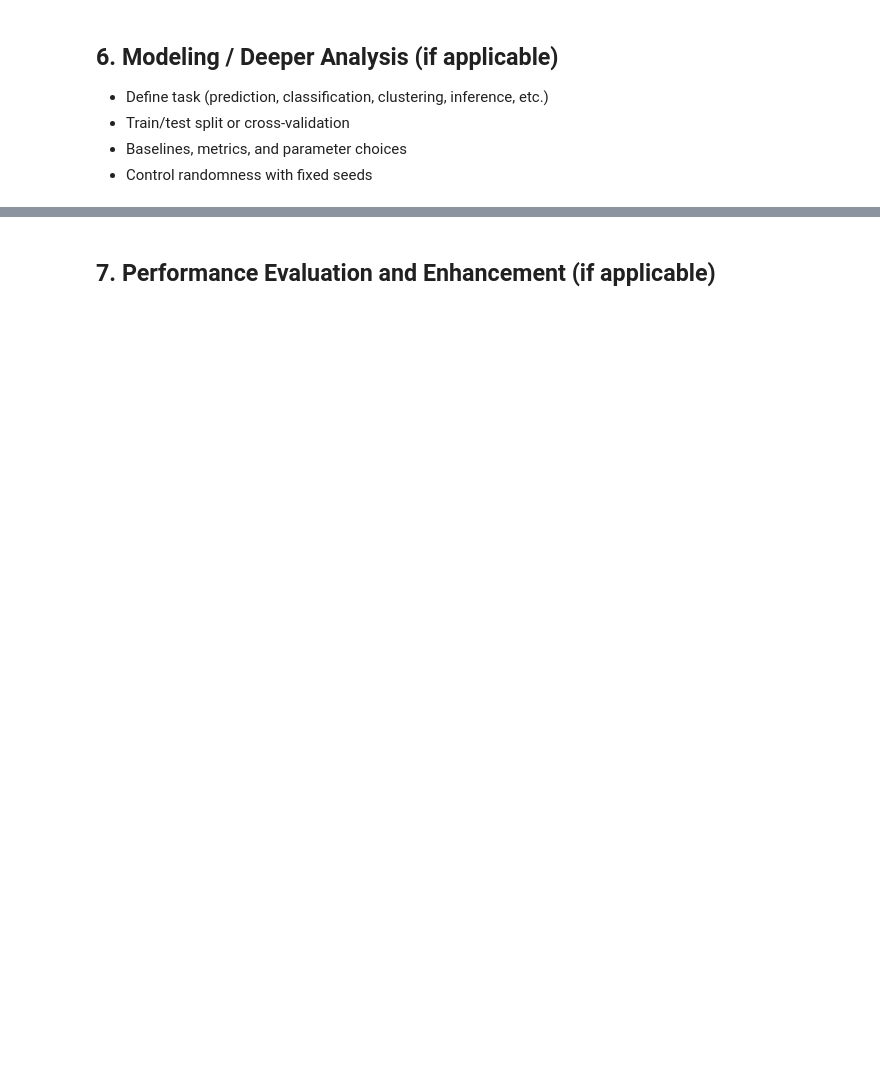
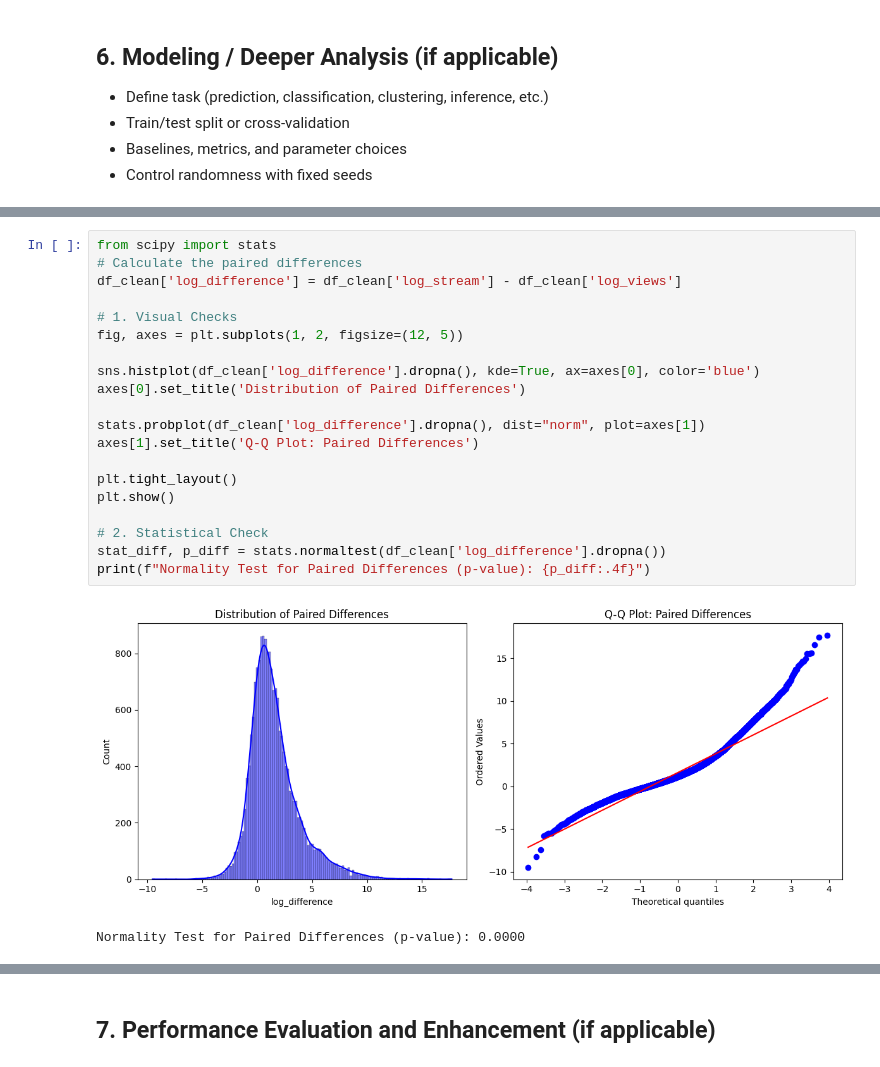
Before and after one commit to chanjyi/Spotify-vs-Youtube, a Jupyter notebook: TT6L_G5_Notebook.ipynb, the cells around one changed output, grey strips where cells are left out. Saved outputs shown, nothing was run; the diff lists cells and outputs as text; blank space fills up the shorter version.

```diff
--- a/TT6L_G5_Notebook.ipynb
+++ b/TT6L_G5_Notebook.ipynb
@@ -393,0 +1071,23 @@ Based on these checks, the next step is to clean and preprocess the dataset by h
+# %%
+from scipy import stats
+# Calculate the paired differences
+df_clean['log_difference'] = df_clean['log_stream'] - df_clean['log_views']
+
+# 1. Visual Checks
+fig, axes = plt.subplots(1, 2, figsize=(12, 5))
+
+sns.histplot(df_clean['log_difference'].dropna(), kde=True, ax=axes[0], color='blue')
+axes[0].set_title('Distribution of Paired Differences')
+
+stats.probplot(df_clean['log_difference'].dropna(), dist="norm", plot=axes[1])
+axes[1].set_title('Q-Q Plot: Paired Differences')
+
+plt.tight_layout()
+plt.show()
+
+# 2. Statistical Check
+stat_diff, p_diff = stats.normaltest(df_clean['log_difference'].dropna())
+print(f"Normality Test for Paired Differences (p-value): {p_diff:.4f}")
+# %% [output]
+[figure, added]
+Normality Test for Paired Differences (p-value): 0.0000
```
Also changed, not shown: parts of 120 cells of this notebook, 2 other files.
